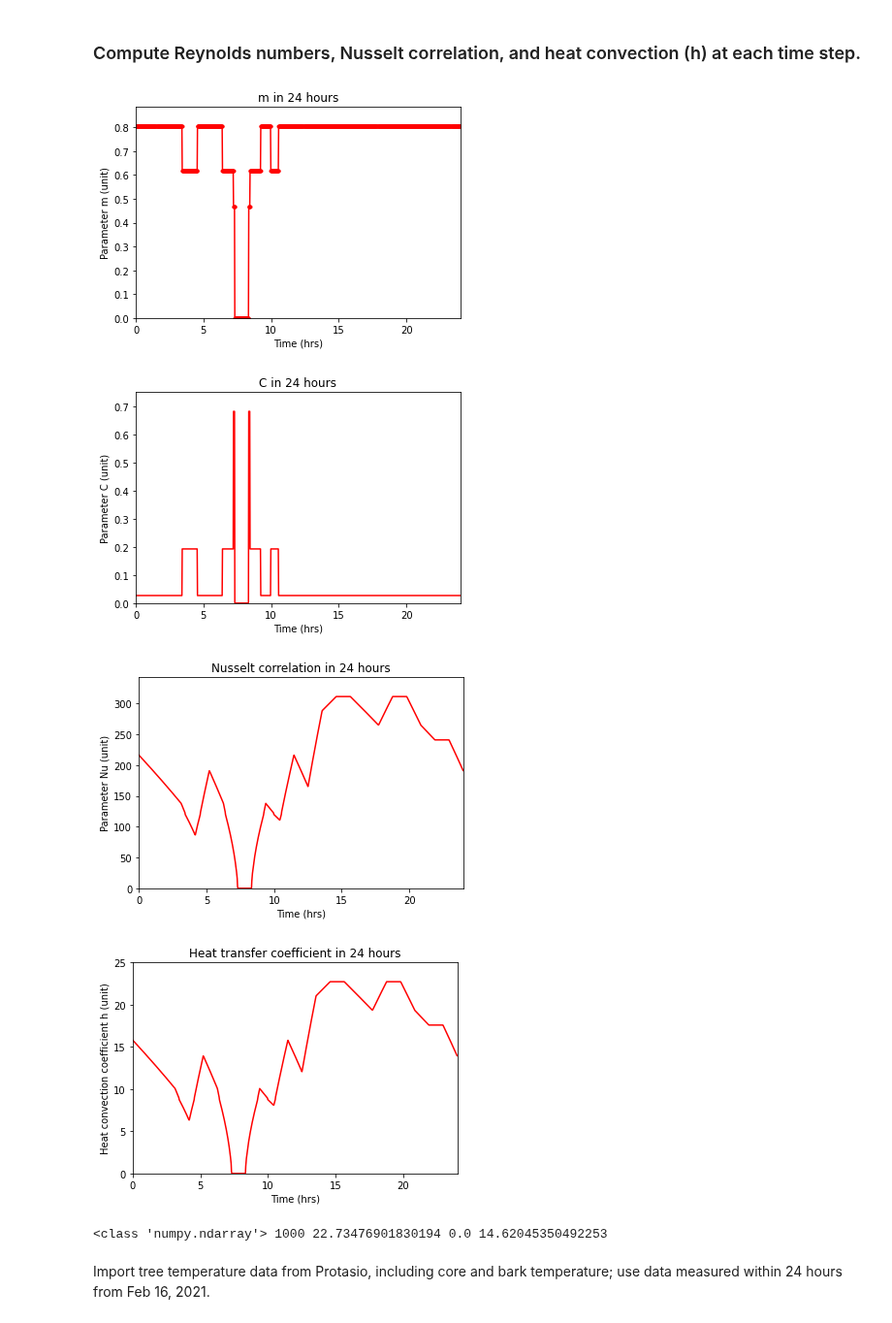
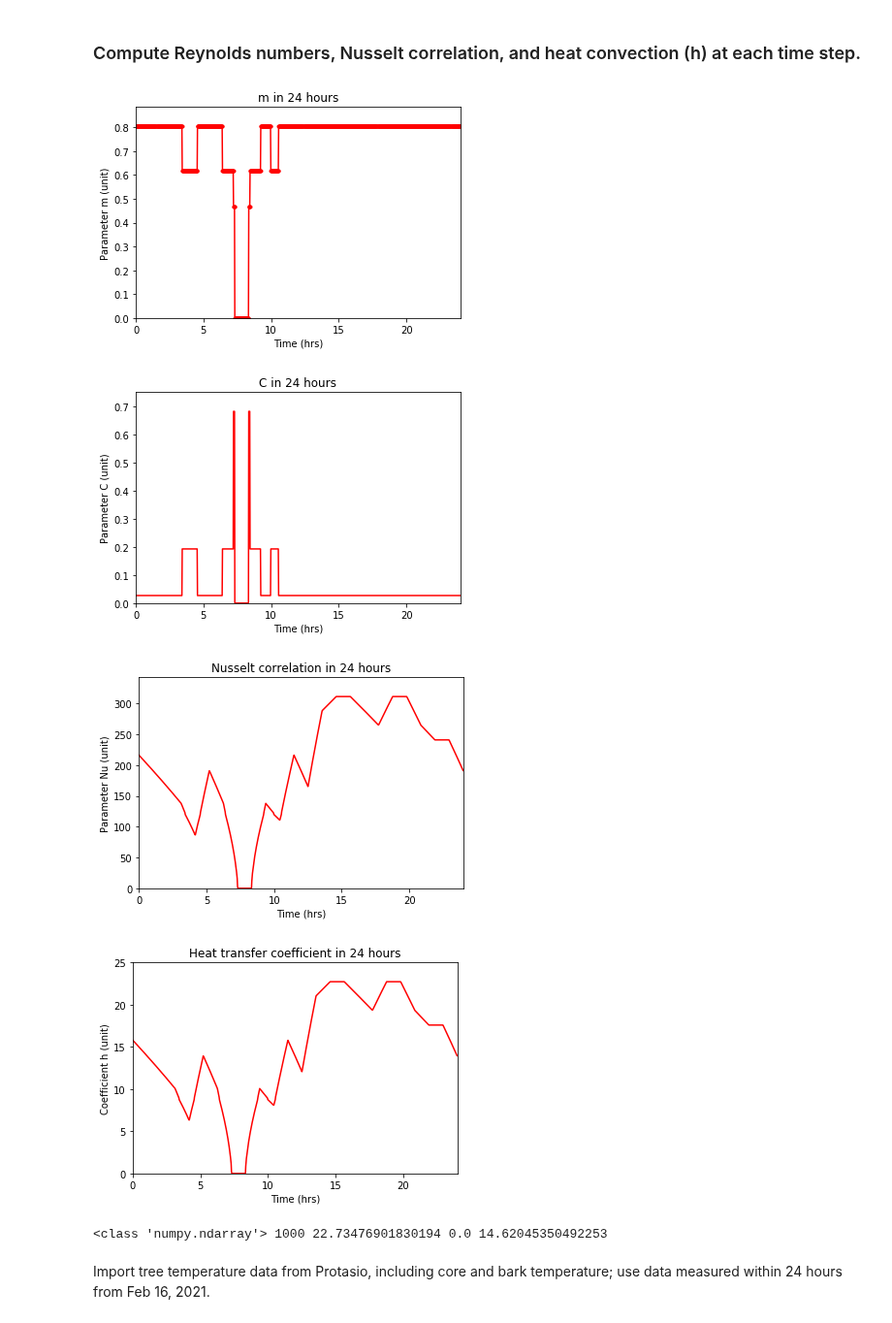
Before and after one commit to yajuna/treeRemote, a Jupyter notebook: notebook/treePower.ipynb, the cells around one changed output. Shown at 97% size. Drawn from its saved outputs; the diff is of its cells as text; code cells hidden in the pictures.

```diff
--- a/notebook/treePower.ipynb
+++ b/notebook/treePower.ipynb
@@ -40,6 +40,9 @@ Scipy version is 1.8.0
 # %%
+# if use laptop
 savefigpath = 'fig/'
-# savefigpath = '/Users/yajuna/Development/tree/notebook/'
+
+# if use desktop
+savefigpath = '/Users/yajuna/Development/tree/notebook/'
 # %% [markdown]
 Define parameters used in time stepping- related to the properties of the trees and weather: thermal conductivity (W/(mK), $\rho$ the density (kg/m^3), specific heat (J/(kgK)); $\rho$ mutiplies specific heat gives the heat capacity; finally
 albedo which impacts how much solar radiation is absorbed (taken to be 0.3 from Potter and Andresen 2002).
@@ -237,39 +240,39 @@ plt.ylabel('Parameter C (unit)')
 plt.savefig(savefigpath + 'C' + '.eps', format='eps', dpi=300,bbox_inches='tight')
 plt.show()
 
 
 ## Add computation for Nu for h at each time
 
 Nu = C * Re ** m * Pr ** (1/3)
 
 plt.plot(time, Nu, 'r-')
 message = f"Nusselt correlation in 24 hours"
 plt.title(message)
 plt.axis([0, 24, Nu.min() - Nu.min() * 0.1, Nu.max() + Nu.max() * 0.1])
 plt.xlabel('Time (hrs)')
 plt.ylabel('Parameter Nu (unit)')
-#plt.savefig(savefigpath + 'Nu' + '.eps', format='eps', dpi=300,bbox_inches='tight')
+plt.savefig(savefigpath + 'Nu' + '.eps', format='eps', dpi=300,bbox_inches='tight')
 plt.show()
 
 # print("size of Nu, max of Nu, min of Nu, and mean of Nu", Nu.size, Nu.max(), Nu.min(), Nu.mean())
 
 h = Nu * ka / (2 * radius)
 
 plt.plot(time, h, 'r-')
 message = f"Heat transfer coefficient in 24 hours"
 plt.title(message)
 plt.axis([0, 24, h.min() - h.min() * 0.1, h.max() + h.max() * 0.1])
 plt.xlabel('Time (hrs)')
-plt.ylabel('Heat convection coefficient h (unit)')
+plt.ylabel('Coefficient h (unit)')
 plt.savefig(savefigpath + 'h' + '.eps', format='eps', dpi=300,bbox_inches='tight')
 plt.show()
 
 print(type(h), h.size, h.max(), h.min(), h.mean())
 # %% [output]
-[figure, old version]
+[figure, new version]
-[figure, old version]
+[figure, new version]
-[figure, old version]
+[figure, new version]
-[figure, old version]
+[figure, new version]
 <class 'numpy.ndarray'> 1000 22.73476901830194 0.0 14.62045350492253
 # %%
 # to run in code: weather_input = weather_input(hyper_parameters["n_t"])
```
Also changed, not shown: parts of 10 cells of this notebook.
